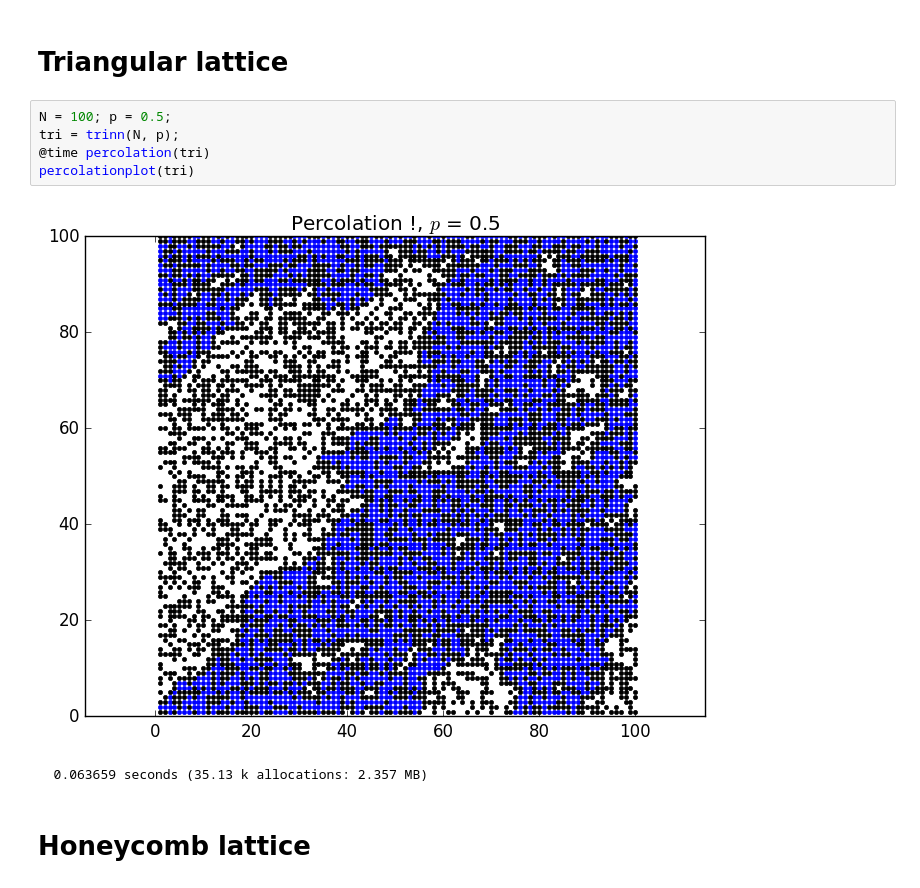
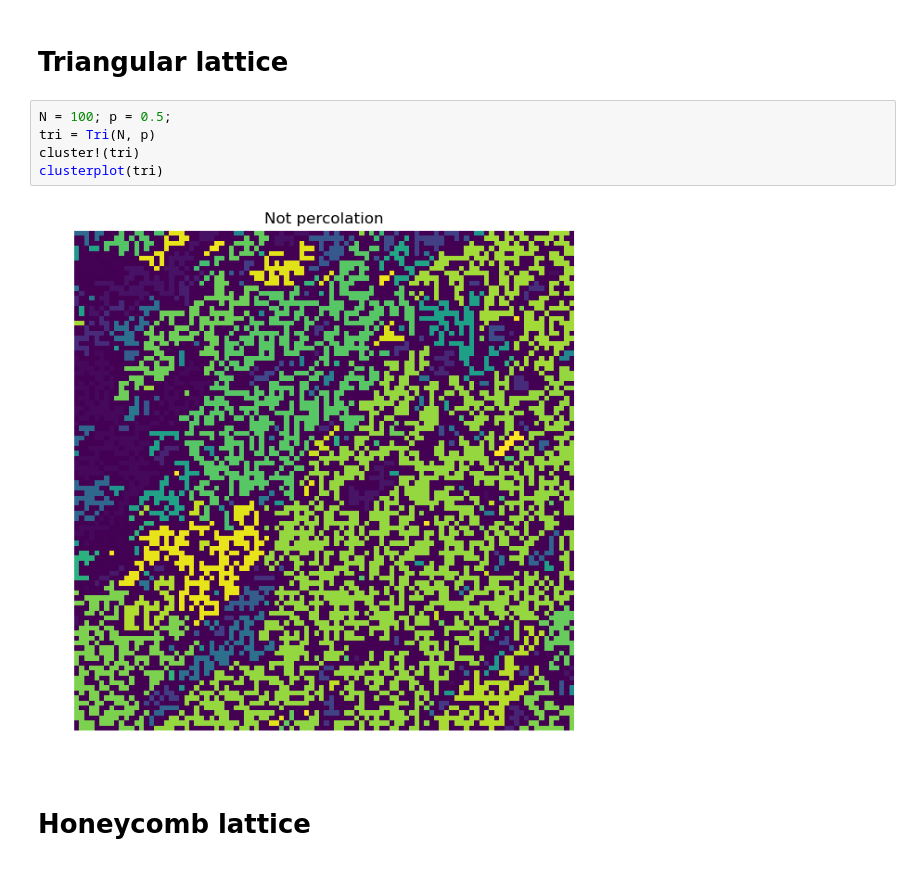
Before and after one commit to goropikari/Percolation.jl, a Jupyter notebook: example/percolation.ipynb, the cells around one changed output. Cells and saved outputs as stored; diff of their text form.

```diff
--- a/example/percolation.ipynb
+++ b/example/percolation.ipynb
@@ -59,12 +81,11 @@ percolationgif(site)
 # Triangular lattice
 # %%
 N = 100; p = 0.5;
-tri = trinn(N, p);
-@time percolation(tri)
-percolationplot(tri)
+tri = Tri(N, p)
+cluster!(tri)
+clusterplot(tri)
 # %% [output]
-[figure, old version]
+[figure, new version]
-  0.063659 seconds (35.13 k allocations: 2.357 MB)
 # %% [markdown]
 # Honeycomb lattice
 # %%
```
Also changed, not shown: parts of 52 cells of this notebook.
